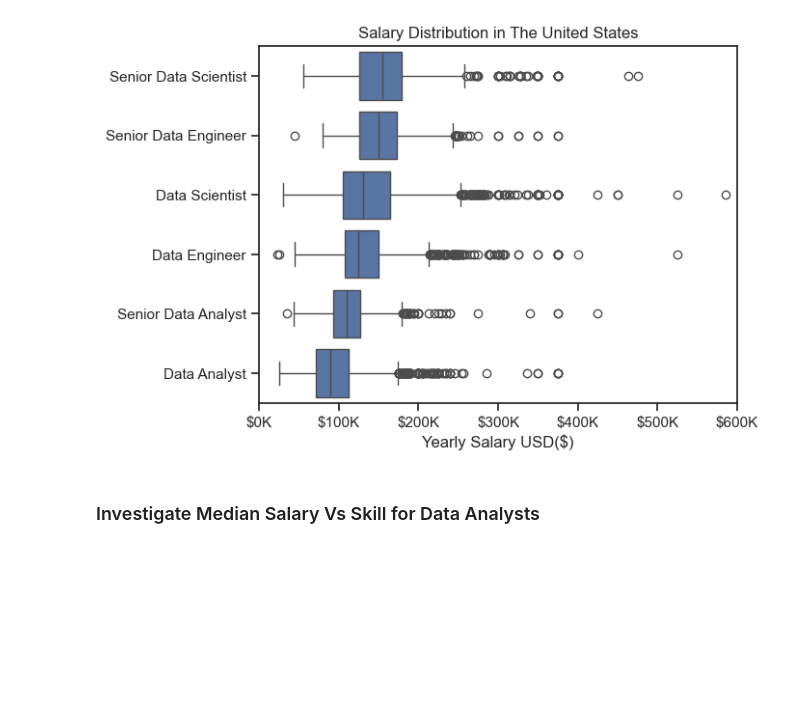
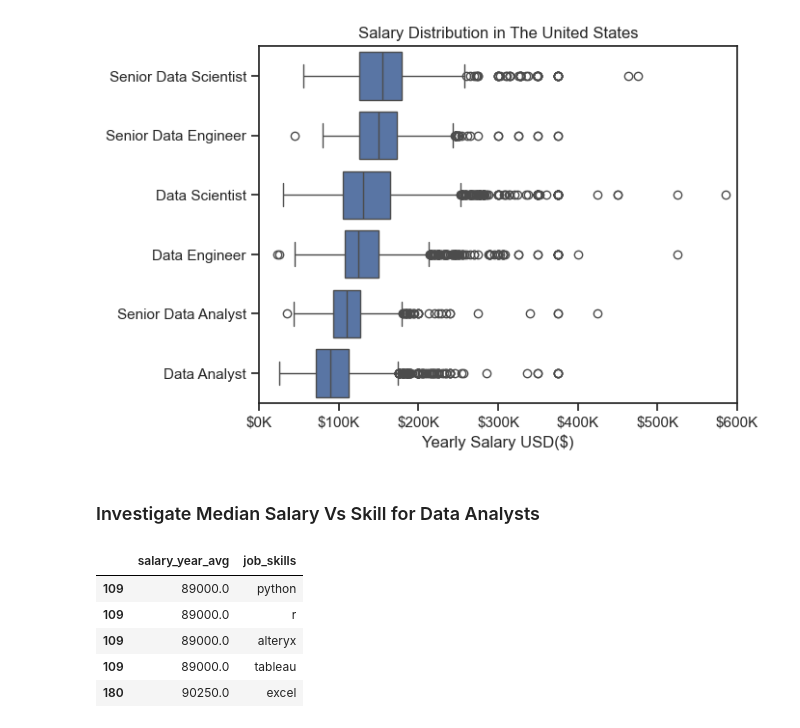
Before and after one commit to AkilaWijesiriwardana/Python_Data_Job_Analysis_Project, a Jupyter notebook: 2_Project/4_Salary_Analysis.ipynb, the cells around one changed output. Saved outputs shown, nothing was run; the diff lists cells and outputs as text; code cells hidden in the pictures; blank space fills up the shorter version.

```diff
--- a/2_Project/4_Salary_Analysis.ipynb
+++ b/2_Project/4_Salary_Analysis.ipynb
@@ -54,0 +59,11 @@ plt.show()
+# %%
+df_DA_US = df_DA_US.explode('job_skills')
+
+df_DA_US[['salary_year_avg','job_skills']].head(5)
+# %% [output]
+|  | salary_year_avg | job_skills |
+| 109 | 89000.0 | python |
+| 109 | 89000.0 | r |
+| 109 | 89000.0 | alteryx |
+| 109 | 89000.0 | tableau |
+| 180 | 90250.0 | excel |
```
Also changed, not shown: parts of 4 cells of this notebook, 1 other file.
